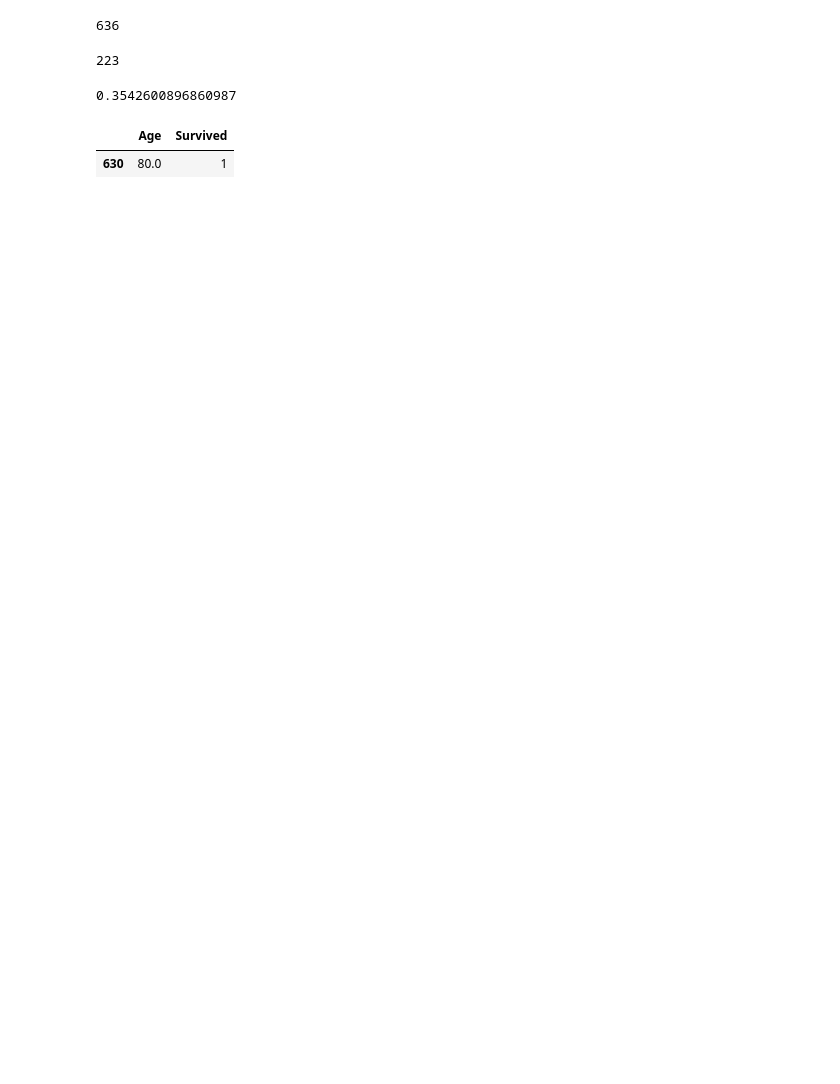
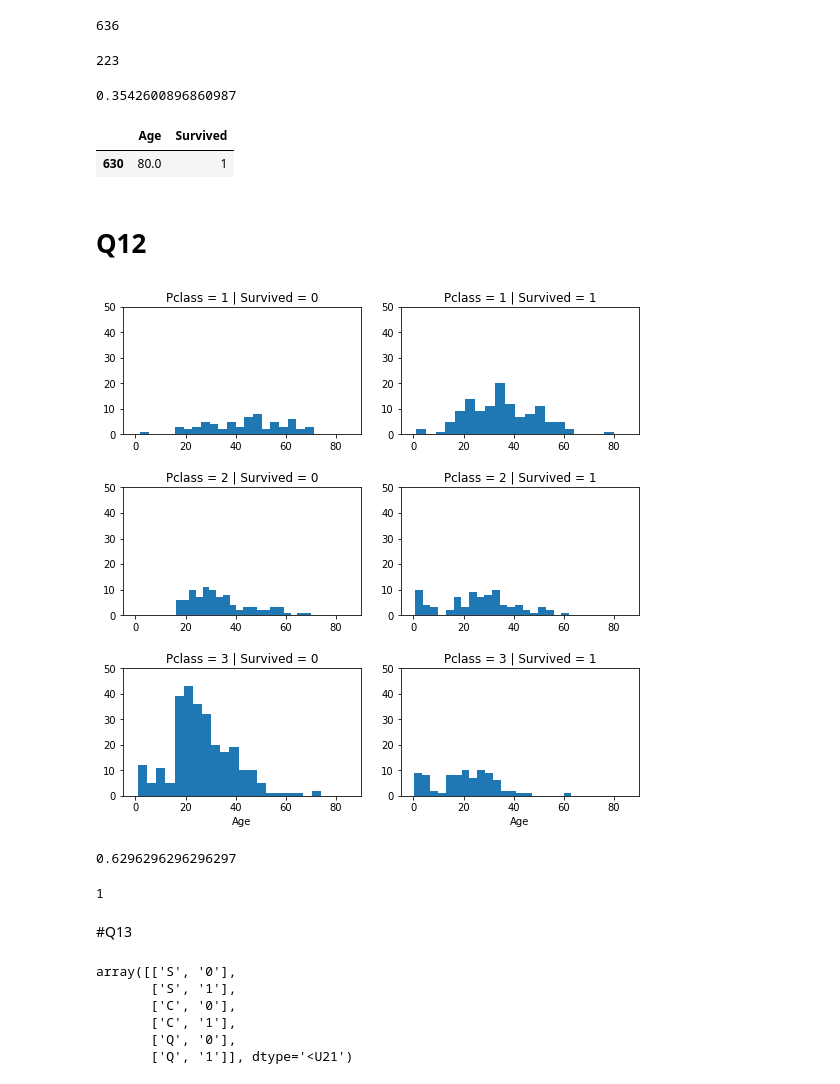
Before and after one commit to NatnaelTDaba/CAP5610, a Jupyter notebook: CAP5610_hw1_answers.ipynb, the cells around one changed output. Saved outputs shown, nothing was run; the diff lists cells and outputs as text; code cells hidden in the pictures; blank space fills up the shorter version.

```diff
--- a/CAP5610_hw1_answers.ipynb
+++ b/CAP5610_hw1_answers.ipynb
@@ -225,3 +225,25 @@ train_df_q11[train_df_q11['Age'] == 80]
 # %% [output]
 |  | Age | Survived |
 | 630 | 80.0 | 1 |
+# %% [markdown]
+# Q12
+# %%
+train_df_q12 = train_df[['Age','Pclass','Survived']].copy(deep=True)
+# %%
+pclasses = [1, 2, 3]
+survived = [0,1]
+var_combs = np.array(np.meshgrid(pclasses, survived)).T.reshape(-1, 2)
+# %%
+plt.figure(figsize=[8,8])
+for i, (paclass, surv) in zip(range(1,len(var_combs)+1), var_combs):
+  pclass_surv_age = train_df_q12.loc[(train_df_q12['Pclass']==paclass)&(train_df_q12['Survived']==surv),'Age']
+  plt.subplot(3,2,i);plt.title('Pclass = '+str(paclass)+' | '+'Survived = ' + str(surv));
+  plt.hist(pclass_surv_age,bins=20)
+  axes = plt.gca()
+  axes.set_ylim([0,50])
+  axes.set_xlim([-5,90])
+  if i > 4:
+    plt.xlabel("Age")
+plt.tight_layout(pad=2.0)
+# %% [output]
+[figure, added]
@@ -227,0 +252,10 @@ train_df_q11[train_df_q11['Age'] == 80]
+# %%
+pclass_surv_age.mean()
+# %% [output]
+0.6296296296296297
+# %%
+surv
+# %% [output]
+1
+# %% [markdown]
+#Q13
@@ -227,0 +264,12 @@ train_df_q11[train_df_q11['Age'] == 80]
+# %%
+embarked = ['S', 'C', 'Q']
+survived = [0,1]
+var_combs13 = np.array(np.meshgrid(embarked, survived)).T.reshape(-1, 2)
+var_combs13
+# %% [output]
+array([['S', '0'],
+       ['S', '1'],
+       ['C', '0'],
+       ['C', '1'],
+       ['Q', '0'],
+       ['Q', '1']], dtype='<U21')
```
Also changed, not shown: parts of 24 cells of this notebook.
